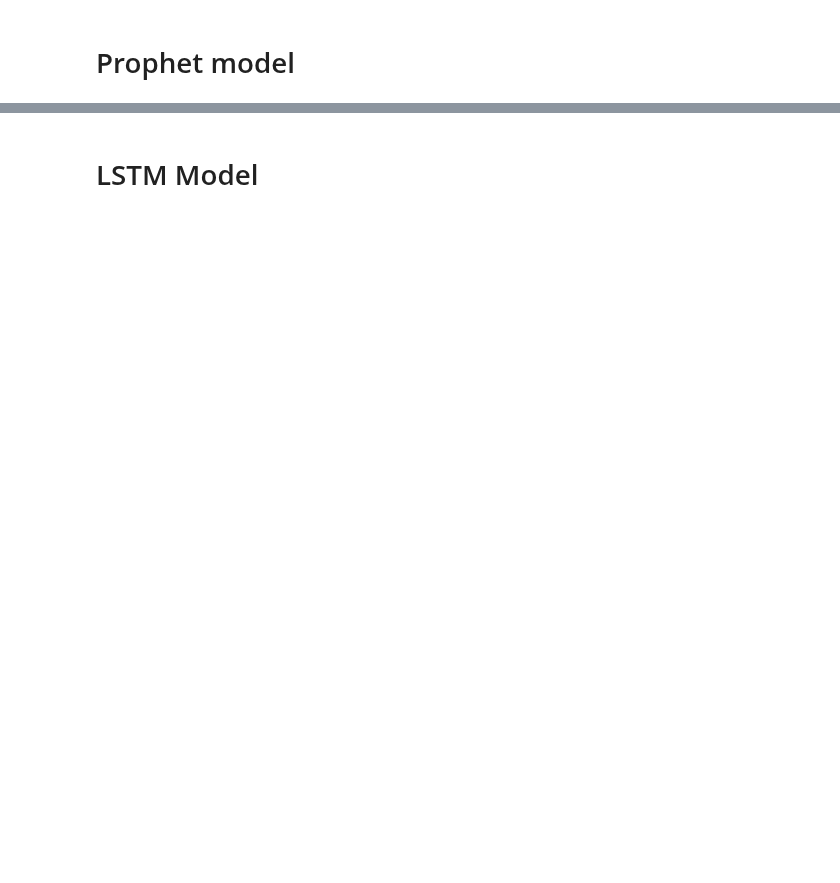
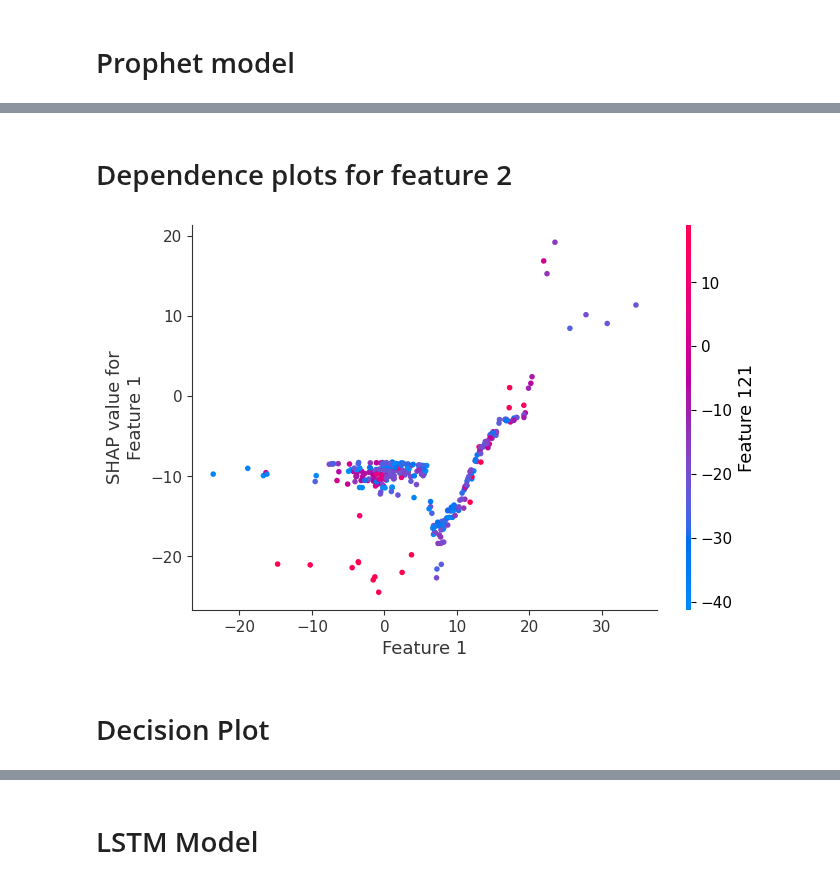
Before and after one commit to mkingopng/electricity_demand_forecasting, a Jupyter notebook: src/modelling_notebook.ipynb, the cells around one changed output, grey strips where cells are left out. Saved outputs shown, nothing was run; the diff lists cells and outputs as text; code cells hidden in the pictures; blank space fills up the shorter version.

```diff
--- a/src/modelling_notebook.ipynb
+++ b/src/modelling_notebook.ipynb
@@ -27,0 +45,13 @@ Validation MAE: 113.22132925984326
+# %% [markdown]
+# Dependence plots for feature 2
+# %%
+plot_dependence_plots(
+    explainer,
+    shap_values,
+    feature_index=1,
+    image_name='dependence_plot_feature_1.png'
+)
+# %% [output]
+[figure, added]
+# %% [markdown]
+# Decision Plot
```
Also changed, not shown: parts of 21 cells of this notebook, 26 other files.
